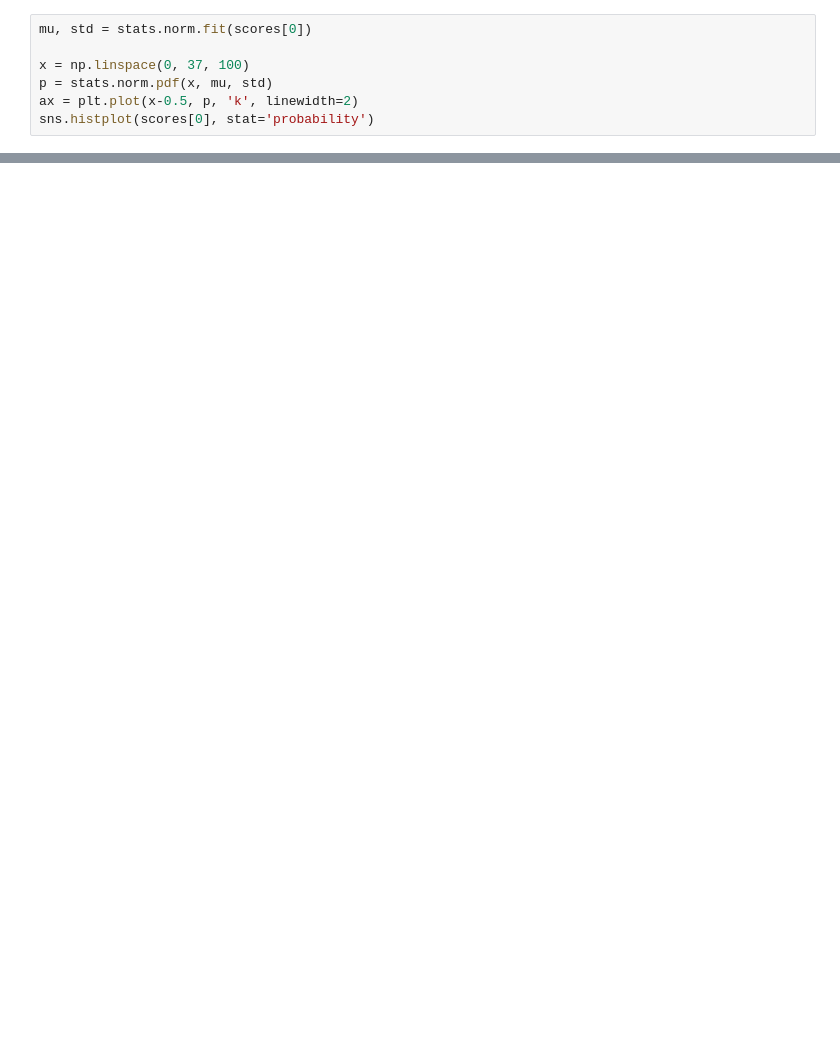
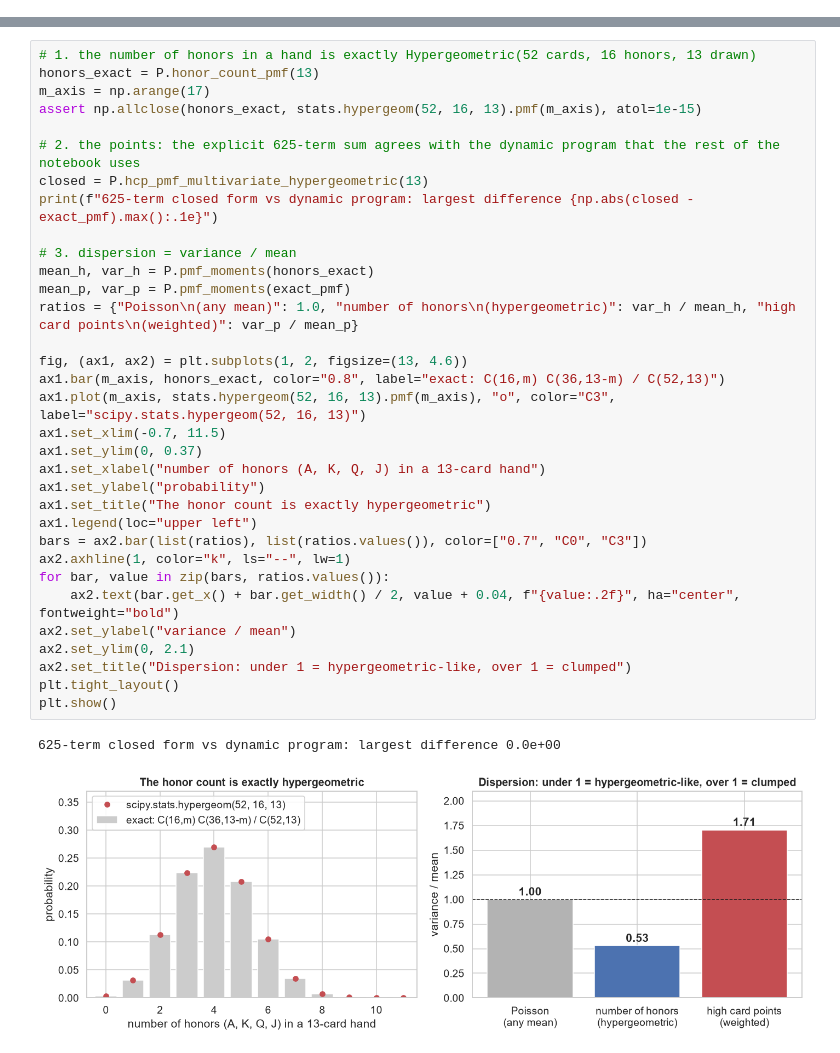
Before and after one commit to balarsen/Bridge, a Jupyter notebook: Notebooks/HCP stats.ipynb, the cells around one changed output, grey strips where cells are left out. Saved outputs shown, nothing was run; the diff lists cells and outputs as text; blank space fills up the shorter version.

```diff
--- a/Notebooks/HCP stats.ipynb
+++ b/Notebooks/HCP stats.ipynb
@@ -44,7 +0,0 @@ sns.displot(scores, bins=range(25))
-# %%
-mu, std = stats.norm.fit(scores[0])
-
-x = np.linspace(0, 37, 100)
-p = stats.norm.pdf(x, mu, std)
-ax = plt.plot(x-0.5, p, 'k', linewidth=2)
-sns.histplot(scores[0], stat='probability')
@@ -79,0 +230,36 @@ scores.loc[scores[0]==20, [1,3]].sum(axis=1).hist(bins=range(35))
+# %%
+# 1. the number of honors in a hand is exactly Hypergeometric(52 cards, 16 honors, 13 drawn)
+honors_exact = P.honor_count_pmf(13)
+m_axis = np.arange(17)
+assert np.allclose(honors_exact, stats.hypergeom(52, 16, 13).pmf(m_axis), atol=1e-15)
+
+# 2. the points: the explicit 625-term sum agrees with the dynamic program that the rest of the notebook uses
+closed = P.hcp_pmf_multivariate_hypergeometric(13)
+print(f"625-term closed form vs dynamic program: largest difference {np.abs(closed - exact_pmf).max():.1e}")
+
+# 3. dispersion = variance / mean
+mean_h, var_h = P.pmf_moments(honors_exact)
+mean_p, var_p = P.pmf_moments(exact_pmf)
+ratios = {"Poisson\n(any mean)": 1.0, "number of honors\n(hypergeometric)": var_h / mean_h, "high card points\n(weighted)": var_p / mean_p}
+
+fig, (ax1, ax2) = plt.subplots(1, 2, figsize=(13, 4.6))
+ax1.bar(m_axis, honors_exact, color="0.8", label="exact: C(16,m) C(36,13-m) / C(52,13)")
+ax1.plot(m_axis, stats.hypergeom(52, 16, 13).pmf(m_axis), "o", color="C3", label="scipy.stats.hypergeom(52, 16, 13)")
+ax1.set_xlim(-0.7, 11.5)
+ax1.set_ylim(0, 0.37)
+ax1.set_xlabel("number of honors (A, K, Q, J) in a 13-card hand")
+ax1.set_ylabel("probability")
+ax1.set_title("The honor count is exactly hypergeometric")
+ax1.legend(loc="upper left")
+bars = ax2.bar(list(ratios), list(ratios.values()), color=["0.7", "C0", "C3"])
+ax2.axhline(1, color="k", ls="--", lw=1)
+for bar, value in zip(bars, ratios.values()):
+    ax2.text(bar.get_x() + bar.get_width() / 2, value + 0.04, f"{value:.2f}", ha="center", fontweight="bold")
+ax2.set_ylabel("variance / mean")
+ax2.set_ylim(0, 2.1)
+ax2.set_title("Dispersion: under 1 = hypergeometric-like, over 1 = clumped")
+plt.tight_layout()
+plt.show()
+# %% [output]
+625-term closed form vs dynamic program: largest difference 0.0e+00
+[figure, added]
```
Also changed, not shown: parts of 63 cells of this notebook, 3 other files.
